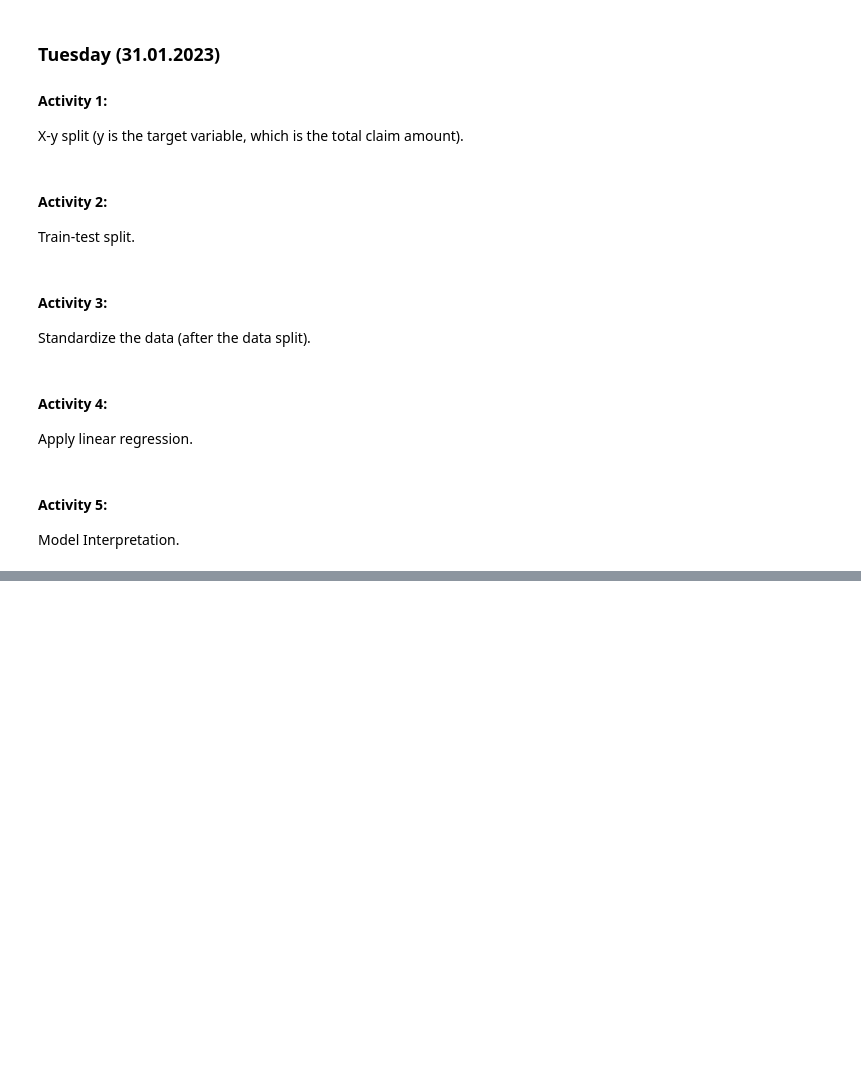
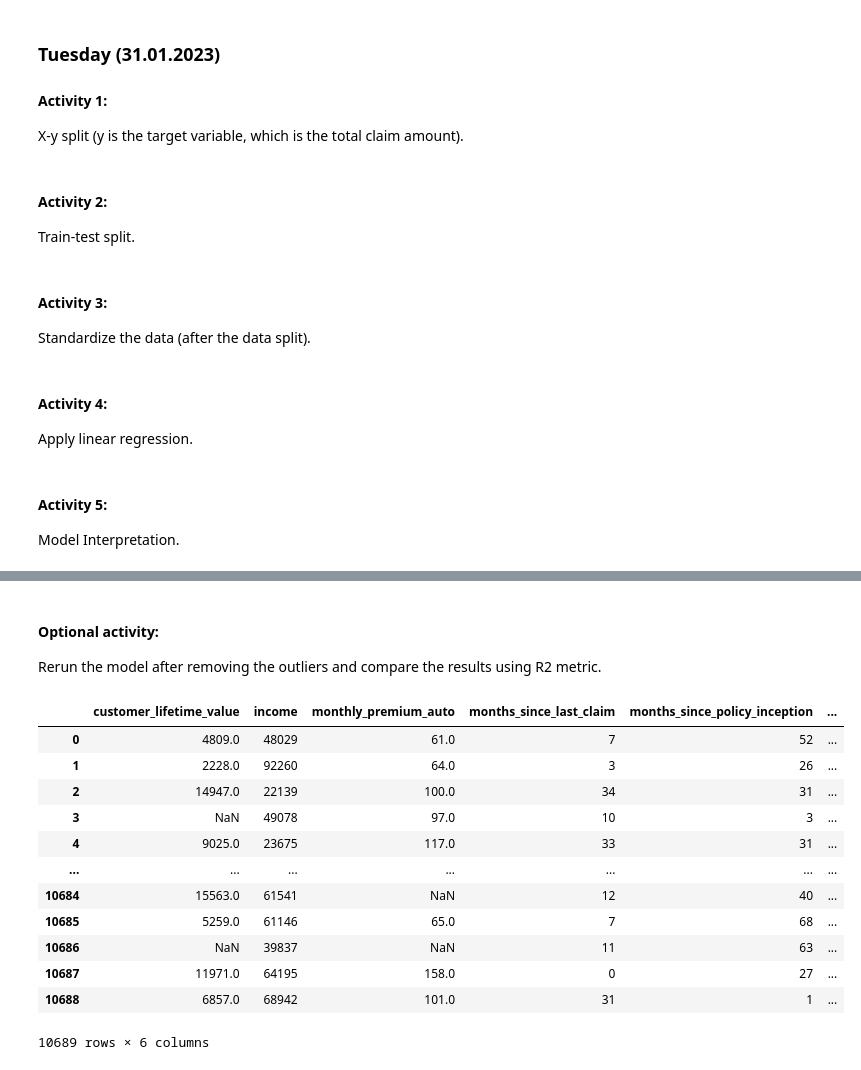
Before and after one commit to ericanna/Customer_Analysis_Case_Study, a Jupyter notebook: Lab_Linear_Regression.ipynb, the cells around one changed output, grey strips where cells are left out. Drawn from its saved outputs; the diff is of its cells as text; code cells hidden in the pictures; blank space fills up the shorter version.

```diff
--- a/Lab_Linear_Regression.ipynb
+++ b/Lab_Linear_Regression.ipynb
@@ -88,0 +275,35 @@ Notes:
+# %% [markdown]
+#### Optional activity:
+Rerun the model after removing the outliers and compare the results using R2 metric.
+# %%
+from scipy.stats import iqr
+def remove_outliers(df):
+    for c in df.columns:
+            pct_75 = np.percentile(df[c], 75)
+            pct_25 = np.percentile(df[c], 25)
+            upper_bound = pct_75 + 1.5*iqr(df[c])
+            lower_bound = pct_25 - 1.5*iqr(df[c])
+            condition = (df[c] < upper_bound) & (df[c] > lower_bound)
+            df[c] = df[c][condition]  # Filter out the outliers
+    return df
+# %%
+# Removing "number of open complaints" because it makes no sense to remove outliers here. Also removed the target feature.
+
+numerical_df2 = numerical_df.drop(["number_of_open_complaints", "total_claim_amount"], axis = 1)
+numerical_df2 = remove_outliers(numerical_df2)
+# %%
+numerical_df2
+# %% [output]
+|  | customer_lifetime_value | income | monthly_premium_auto | months_since_last_claim | months_since_policy_inception | ... |
+| 0 | 4809.0 | 48029 | 61.0 | 7 | 52 | ... |
+| 1 | 2228.0 | 92260 | 64.0 | 3 | 26 | ... |
+| 2 | 14947.0 | 22139 | 100.0 | 34 | 31 | ... |
+| 3 | NaN | 49078 | 97.0 | 10 | 3 | ... |
+| 4 | 9025.0 | 23675 | 117.0 | 33 | 31 | ... |
+| ... | ... | ... | ... | ... | ... | ... |
+| 10684 | 15563.0 | 61541 | NaN | 12 | 40 | ... |
+| 10685 | 5259.0 | 61146 | 65.0 | 7 | 68 | ... |
+| 10686 | NaN | 39837 | NaN | 11 | 63 | ... |
+| 10687 | 11971.0 | 64195 | 158.0 | 0 | 27 | ... |
+| 10688 | 6857.0 | 68942 | 101.0 | 31 | 1 | ... |
+10689 rows × 6 columns
```
Also changed, not shown: parts of 24 cells of this notebook.
